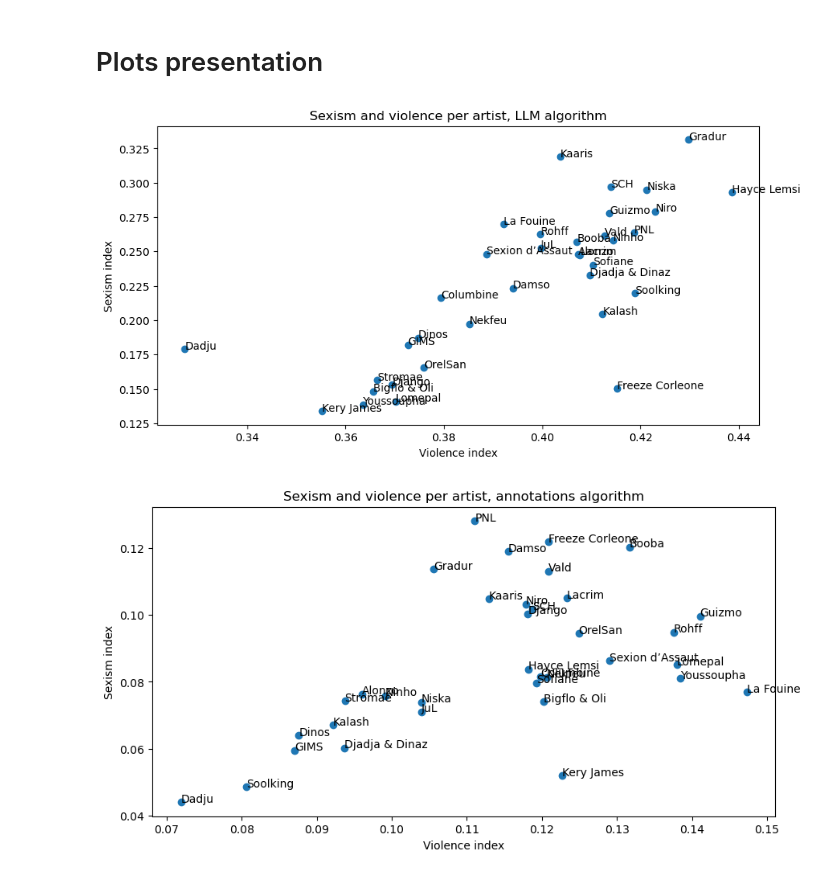
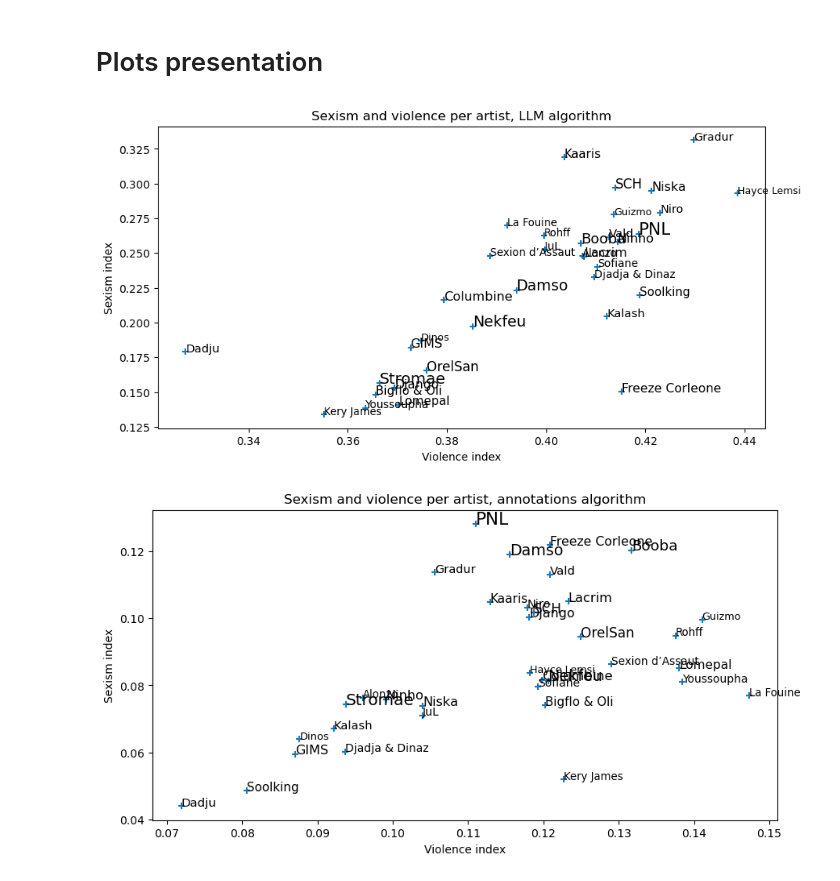
Before and after one commit to AlexiaALLAL/PSL_week_NLP_for_social_science_team_blue, a Jupyter notebook: main.ipynb, the cells around one changed output. Cells and saved outputs as stored; diff of their text form; code cells hidden in the pictures.

```diff
--- a/main.ipynb
+++ b/main.ipynb
@@ -433,23 +453,32 @@ plot_sexism_evolution_per_artist()
 # %%
 def plot_indexes_per_artist(algo):
     with open(f'{algo}/sexism_per_artist.json', 'r') as f:
         sexism_per_artist = json.load(f)
     with open(f'{algo}/violence_per_artist.json', 'r') as f:
         violence_per_artist = json.load(f)
     plt.figure(figsize=(10, 5))
-    plt.scatter(list(violence_per_artist.values()), list(sexism_per_artist.values()))
+    plt.scatter(list(violence_per_artist.values()), list(sexism_per_artist.values()), marker='+')
     for i in range(len(sexism_per_artist)):
-        plt.text(list(violence_per_artist.values())[i], list(sexism_per_artist.values())[i], list(sexism_per_artist.keys())[i])
+        popularity = df[df['artist']==list(sexism_per_artist.keys())[i]]['pageviews'].mean()
+        plt.text(
+            list(violence_per_artist.values())[i],
+            list(sexism_per_artist.values())[i],
+            list(sexism_per_artist.keys())[i],
+            fontsize=np.log(popularity) * 2 - 10
+        )
     plt.title(f'Sexism and violence per artist, {algo} algorithm')
     plt.xlabel('Violence index')
     plt.ylabel('Sexism index')
+
+    plt.savefig(f'plots/indexes_per_artist_{algo}.png')
+
     plt.show()
 
 plot_indexes_per_artist(algo='LLM')
 plot_indexes_per_artist(algo='annotations')
 # %% [output]
-[figure, old version]
+[figure, new version]
-[figure, old version]
+[figure, new version]
 # %%
 def plot_indexes_per_year(algo):
     # get the file from json
```
Also changed, not shown: parts of 8 cells of this notebook, 9 other files.
